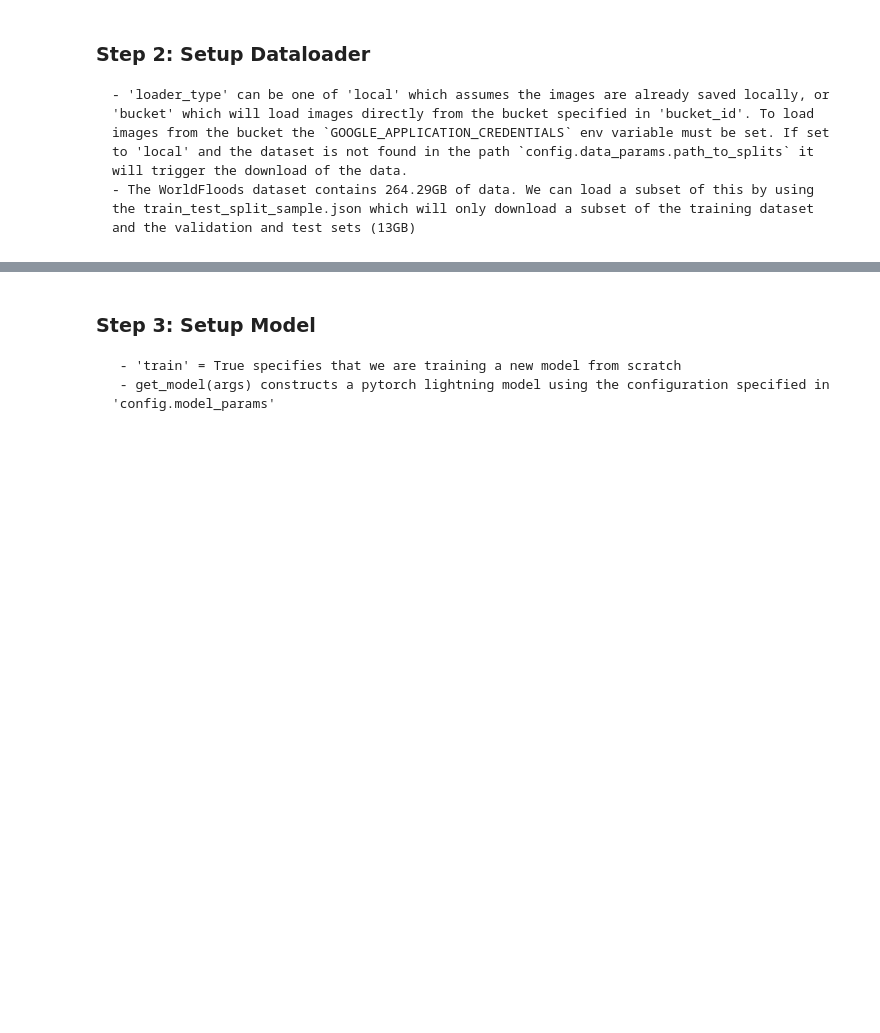
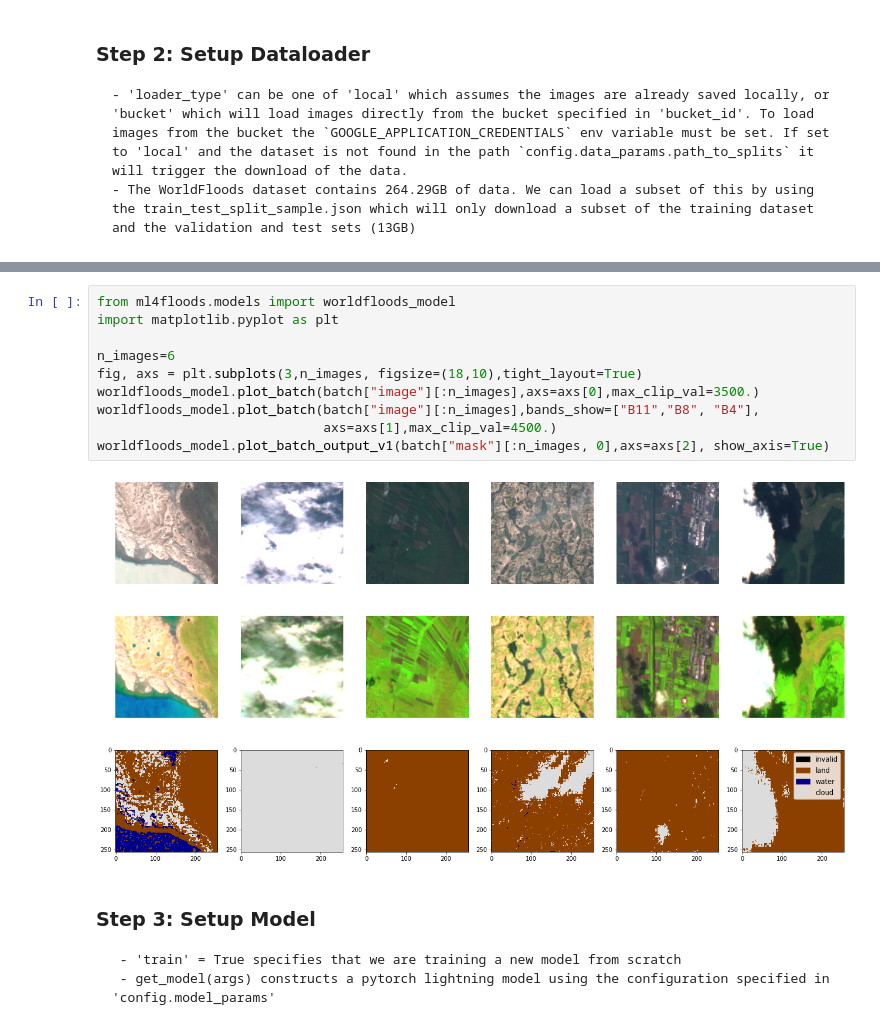
Before and after one commit to spaceml-org/ml4floods, a Jupyter notebook: jupyterbook/content/ml4ops/HOWTO_Train_models.ipynb, the cells around one changed output, grey strips where cells are left out. Saved outputs shown, nothing was run; the diff lists cells and outputs as text; blank space fills up the shorter version.

```diff
--- a/jupyterbook/content/ml4ops/HOWTO_Train_models.ipynb
+++ b/jupyterbook/content/ml4ops/HOWTO_Train_models.ipynb
@@ -90,3 +123,15 @@ Wall time: 13.1 s
+# %%
+from ml4floods.models import worldfloods_model
+import matplotlib.pyplot as plt
+
+n_images=6
+fig, axs = plt.subplots(3,n_images, figsize=(18,10),tight_layout=True)
+worldfloods_model.plot_batch(batch["image"][:n_images],axs=axs[0],max_clip_val=3500.)
+worldfloods_model.plot_batch(batch["image"][:n_images],bands_show=["B11","B8", "B4"],
+                             axs=axs[1],max_clip_val=4500.)
+worldfloods_model.plot_batch_output_v1(batch["mask"][:n_images, 0],axs=axs[2], show_axis=True)
+# %% [output]
+[figure, added]
 # %% [markdown]
 ### Step 3: Setup Model
      - 'train' = True specifies that we are training a new model from scratch
```
Also changed, not shown: parts of 24 cells of this notebook, 18 other files.
